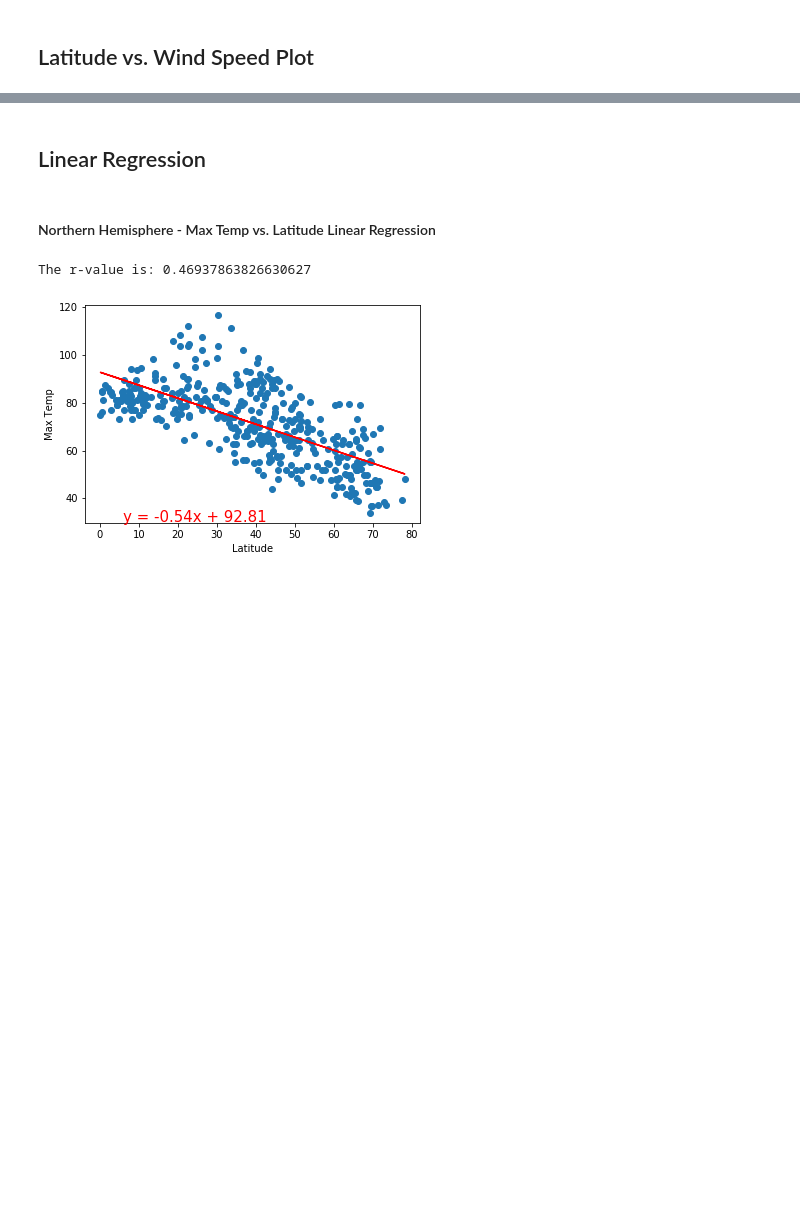
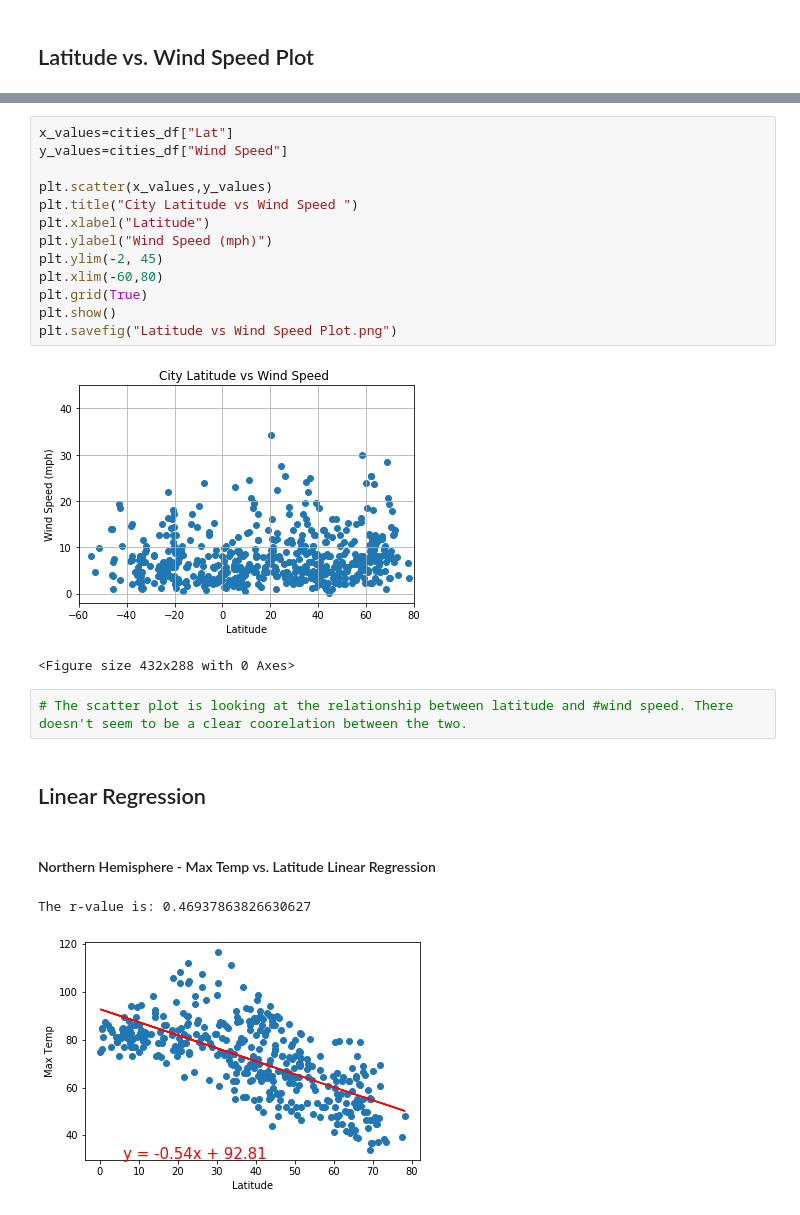
Before and after one commit to samantha8990/Python-API-Challenge, a Jupyter notebook: WeatherPy.ipynb, the cells around one changed output, grey strips where cells are left out. Cells and saved outputs as stored; diff of their text form; blank space fills up the shorter version.

```diff
--- a/WeatherPy.ipynb
+++ b/WeatherPy.ipynb
@@ -190,3 +219,21 @@ plt.savefig("Latitude vs Temp Plot.png")
+# %%
+x_values=cities_df["Lat"]
+y_values=cities_df["Wind Speed"]
+
+plt.scatter(x_values,y_values)
+plt.title("City Latitude vs Wind Speed ")
+plt.xlabel("Latitude")
+plt.ylabel("Wind Speed (mph)")
+plt.ylim(-2, 45)
+plt.xlim(-60,80)
+plt.grid(True)
+plt.show()
+plt.savefig("Latitude vs Wind Speed Plot.png")
+# %% [output]
+[figure, added]
+<Figure size 432x288 with 0 Axes>
+# %%
+# The scatter plot is looking at the relationship between latitude and #wind speed. There doesn't seem to be a clear coorelation between the two.
 # %% [markdown]
 ## Linear Regression
 # %% [markdown]
```
Also changed, not shown: parts of 8 cells of this notebook, 4 other files.
